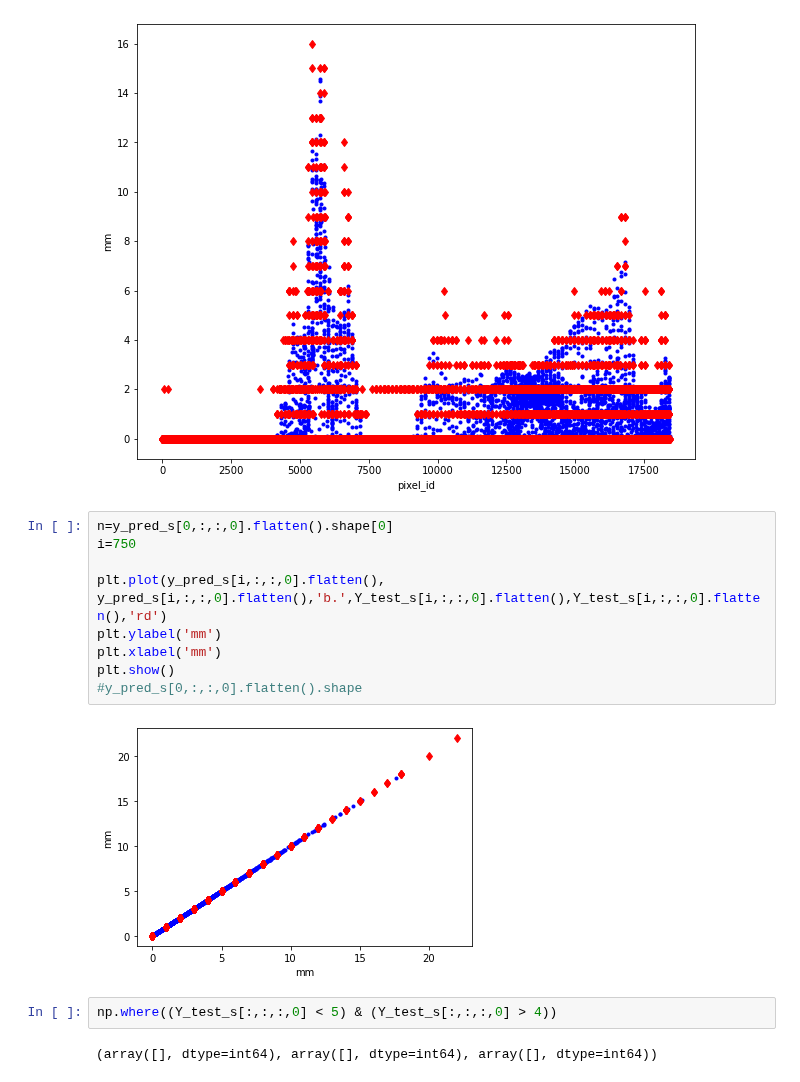
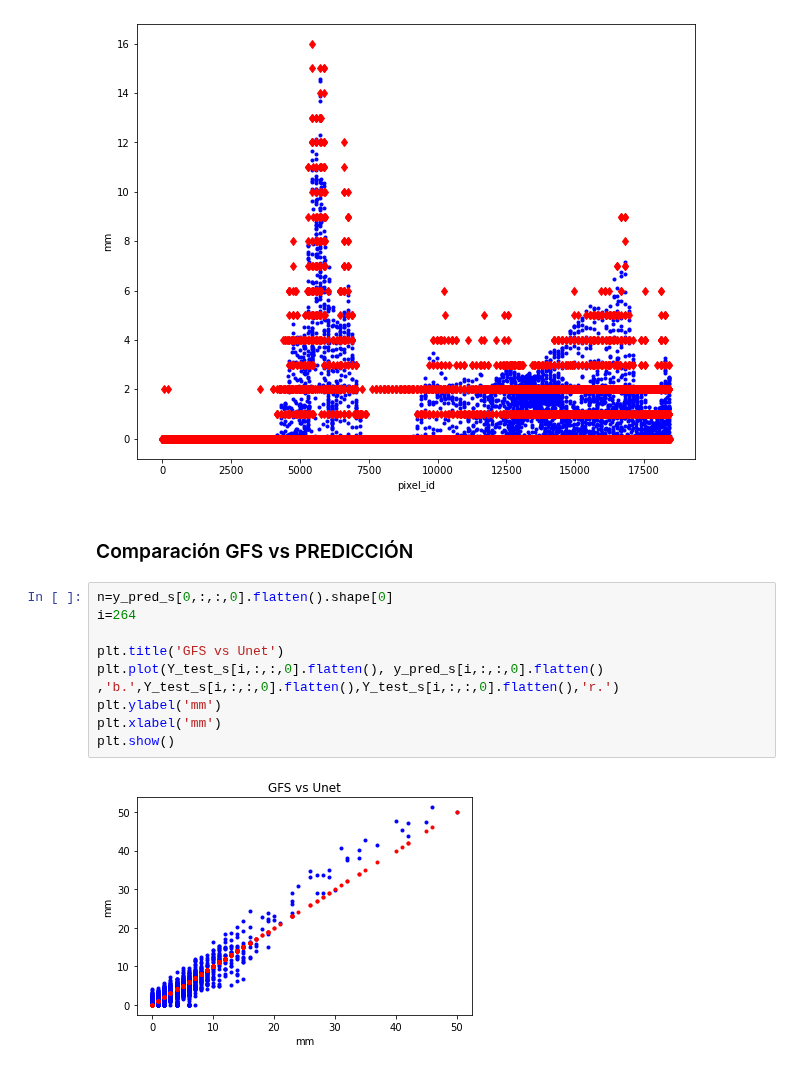
Before and after one commit to JFC95/ProyectoIntegrador_Weather, a Jupyter notebook: wind/Errores.ipynb, the cells around one changed output. Cells and saved outputs as stored; diff of their text form.

```diff
--- a/wind/Errores.ipynb
+++ b/wind/Errores.ipynb
@@ -210,18 +211,16 @@ plt.show()
 #y_pred_s[0,:,:,0].flatten().shape
 # %% [output]
 [figure]
+# %% [markdown]
+### Comparación GFS vs PREDICCIÓN
 # %%
 n=y_pred_s[0,:,:,0].flatten().shape[0]
-i=750
+i=264
 
-plt.plot(y_pred_s[i,:,:,0].flatten(), y_pred_s[i,:,:,0].flatten(),'b.',Y_test_s[i,:,:,0].flatten(),Y_test_s[i,:,:,0].flatten(),'rd')
+plt.title('GFS vs Unet')
+plt.plot(Y_test_s[i,:,:,0].flatten(), y_pred_s[i,:,:,0].flatten() ,'b.',Y_test_s[i,:,:,0].flatten(),Y_test_s[i,:,:,0].flatten(),'r.')
 plt.ylabel('mm')
 plt.xlabel('mm')
 plt.show()
-#y_pred_s[0,:,:,0].flatten().shape
 # %% [output]
-[figure, old version]
+[figure, new version]
-# %%
-np.where((Y_test_s[:,:,:,0] < 5) & (Y_test_s[:,:,:,0] > 4))
-# %% [output]
-(array([], dtype=int64), array([], dtype=int64), array([], dtype=int64))
```
Also changed, not shown: parts of 9 cells of this notebook.
